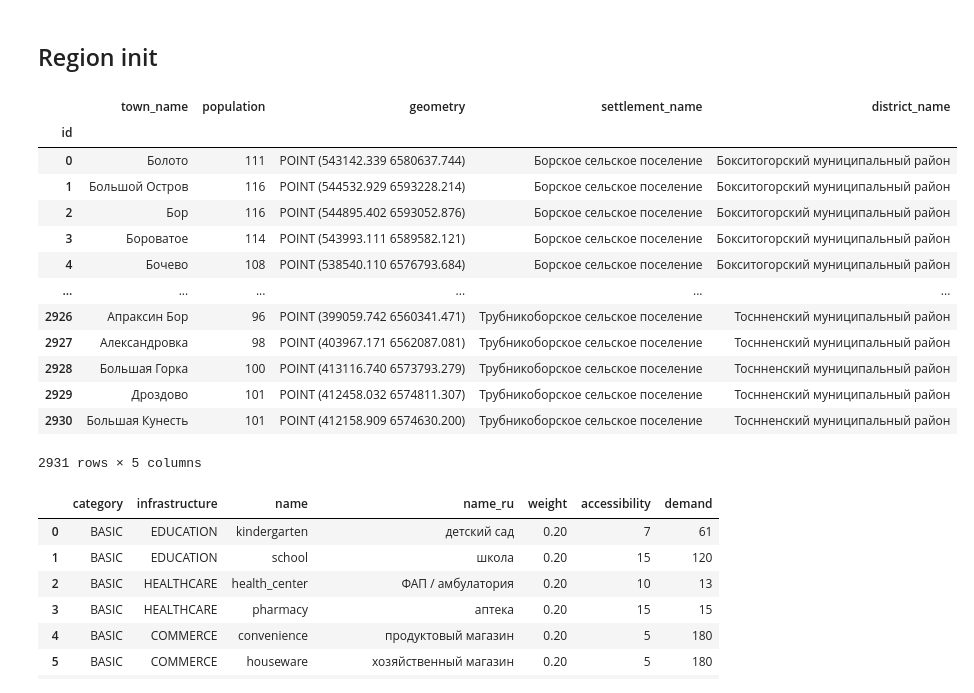
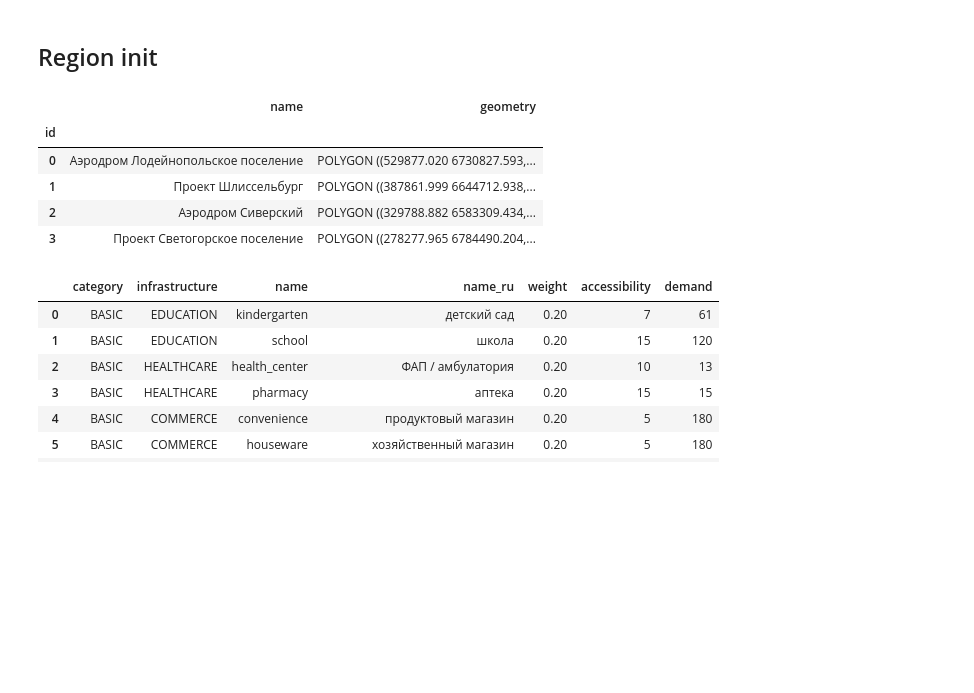
Before and after one commit to aimclub/blocksnet, a Jupyter notebook: examples/region_model.ipynb, the cells around one changed output. Drawn from its saved outputs; the diff is of its cells as text; code cells hidden in the pictures; blank space fills up the shorter version.

```diff
--- a/examples/region_model.ipynb
+++ b/examples/region_model.ipynb
@@ -8,6 +8,9 @@ towns = gpd.read_parquet('data/_towns.parquet')
 settlements = gpd.read_parquet('data/_okrugs.parquet')
 districts = gpd.read_parquet('data/_rayons.parquet')
 adj_mx = pd.read_pickle('data/_adj_mx.pickle')
+# %%
+territories = [gpd.read_file(f'data/territories/{terr}.geojson') for terr in ['lodey', 'shlis', 'siver', 'sveto']]
+territories = pd.concat(territories).reset_index(drop=True).to_crs(towns.crs)
 # %%
 from townsnet.models.region import Region
 
@@ -15,25 +18,18 @@ region = Region(
   districts=districts,
   settlements=settlements,
   towns=towns,
-  accessibility_matrix=adj_mx
+  accessibility_matrix=adj_mx,
+  territories=territories
 )
 # %%
-region.get_towns_gdf()
+region.get_territories_gdf()
 # %% [output]
-|  | town_name | population | geometry | settlement_name | district_name |
-| id |  |  |  |  |  |
-| 0 | Болото | 111 | POINT (543142.339 6580637.744) | Борское сельское поселение | Бокситогорский муниципальный район |
-| 1 | Большой Остров | 116 | POINT (544532.929 6593228.214) | Борское сельское поселение | Бокситогорский муниципальный район |
-| 2 | Бор | 116 | POINT (544895.402 6593052.876) | Борское сельское поселение | Бокситогорский муниципальный район |
-| 3 | Бороватое | 114 | POINT (543993.111 6589582.121) | Борское сельское поселение | Бокситогорский муниципальный район |
-| 4 | Бочево | 108 | POINT (538540.110 6576793.684) | Борское сельское поселение | Бокситогорский муниципальный район |
-| ... | ... | ... | ... | ... | ... |
-| 2926 | Апраксин Бор | 96 | POINT (399059.742 6560341.471) | Трубникоборское сельское поселение | Тоснненский муниципальный район |
-| 2927 | Александровка | 98 | POINT (403967.171 6562087.081) | Трубникоборское сельское поселение | Тоснненский муниципальный район |
-| 2928 | Большая Горка | 100 | POINT (413116.740 6573793.279) | Трубникоборское сельское поселение | Тоснненский муниципальный район |
-| 2929 | Дроздово | 101 | POINT (412458.032 6574811.307) | Трубникоборское сельское поселение | Тоснненский муниципальный район |
-| 2930 | Большая Кунесть | 101 | POINT (412158.909 6574630.200) | Трубникоборское сельское поселение | Тоснненский муниципальный район |
+|  | name | geometry |
+| id |  |  |
+| 0 | Аэродром Лодейнопольское поселение | POLYGON ((529877.020 6730827.593,... |
+| 1 | Проект Шлиссельбург | POLYGON ((387861.999 6644712.938,... |
+| 2 | Аэродром Сиверский | POLYGON ((329788.882 6583309.434,... |
+| 3 | Проект Светогорское поселение | POLYGON ((278277.965 6784490.204,... |
-2931 rows × 5 columns
 # %%
 region.get_service_types_df()
 # %% [output]
```
Also changed, not shown: parts of 2 cells of this notebook, 4 other files.
